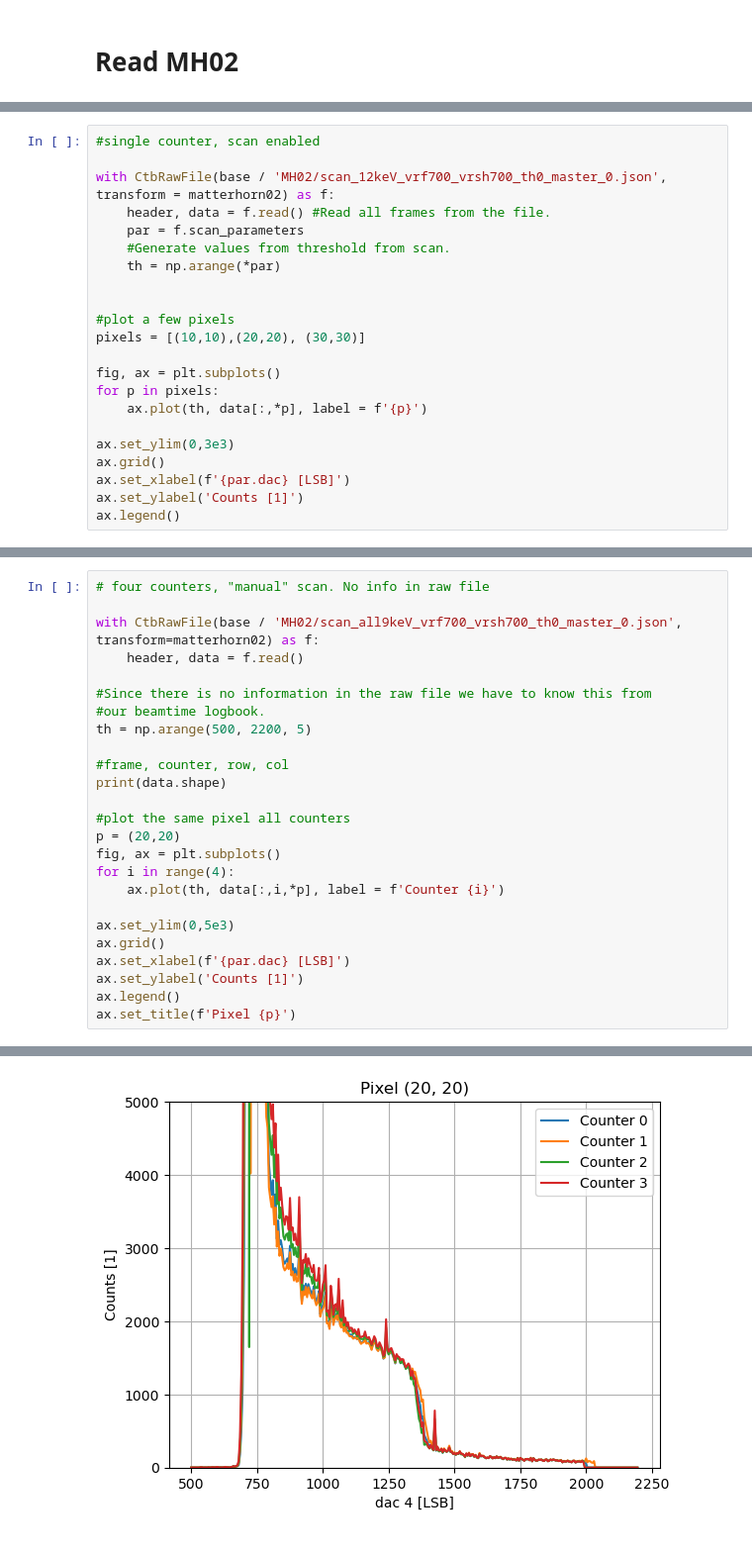
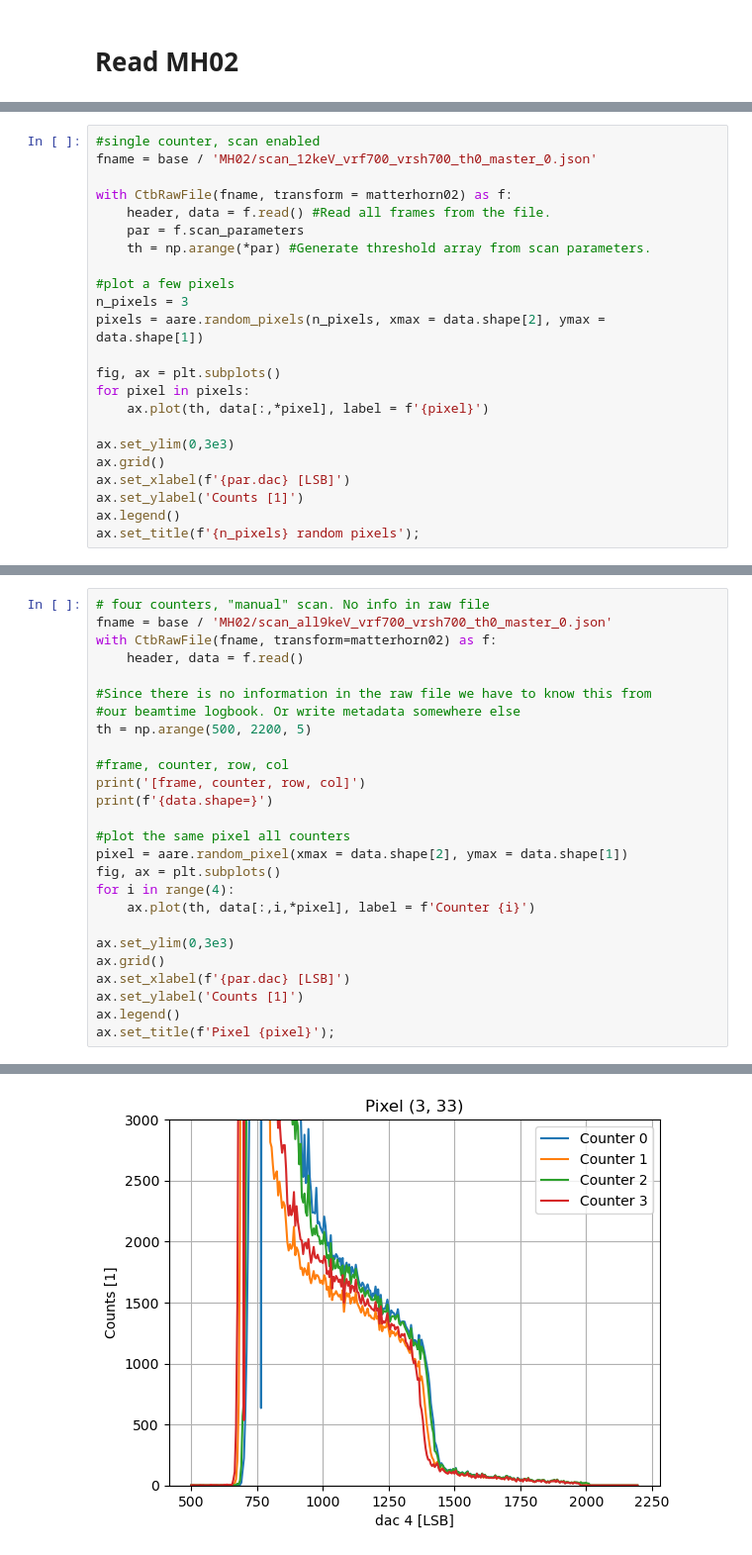
Before and after one commit to slsdetectorgroup/aare-notebooks, a Jupyter notebook: 03-read_matterhorn02.ipynb, the cells around one changed output, grey strips where cells are left out. Shown at 99% size. Drawn from its saved outputs; the diff is of its cells as text.

```diff
--- a/03-read_matterhorn02.ipynb
+++ b/03-read_matterhorn02.ipynb
@@ -32,23 +35,24 @@ Example run on: **2024-11-12 13:10** with aare: **dev**
 # %%
 #single counter, scan enabled
+fname = base / 'MH02/scan_12keV_vrf700_vrsh700_th0_master_0.json'
 
-with CtbRawFile(base / 'MH02/scan_12keV_vrf700_vrsh700_th0_master_0.json', transform = matterhorn02) as f:
+with CtbRawFile(fname, transform = matterhorn02) as f:
     header, data = f.read() #Read all frames from the file.
     par = f.scan_parameters
-    #Generate values from threshold from scan.
-    th = np.arange(*par)
-
+    th = np.arange(*par) #Generate threshold array from scan parameters.
 
 #plot a few pixels
-pixels = [(10,10),(20,20), (30,30)]
+n_pixels = 3
+pixels = aare.random_pixels(n_pixels, xmax = data.shape[2], ymax = data.shape[1])
 
 fig, ax = plt.subplots()
-for p in pixels:
-    ax.plot(th, data[:,*p], label = f'{p}')
+for pixel in pixels:
+    ax.plot(th, data[:,*pixel], label = f'{pixel}')
 
 ax.set_ylim(0,3e3)
 ax.grid()
 ax.set_xlabel(f'{par.dac} [LSB]')
 ax.set_ylabel('Counts [1]')
 ax.legend()
+ax.set_title(f'{n_pixels} random pixels');
 # %% [output]
@@ -57,26 +64,27 @@ ax.legend()
 # %%
 # four counters, "manual" scan. No info in raw file
-
-with CtbRawFile(base / 'MH02/scan_all9keV_vrf700_vrsh700_th0_master_0.json', transform=matterhorn02) as f:
+fname = base / 'MH02/scan_all9keV_vrf700_vrsh700_th0_master_0.json'
+with CtbRawFile(fname, transform=matterhorn02) as f:
     header, data = f.read()
 
 #Since there is no information in the raw file we have to know this from
-#our beamtime logbook.
+#our beamtime logbook. Or write metadata somewhere else
 th = np.arange(500, 2200, 5)
 
 #frame, counter, row, col
-print(data.shape)
+print('[frame, counter, row, col]')
+print(f'{data.shape=}')
 
 #plot the same pixel all counters
-p = (20,20)
+pixel = aare.random_pixel(xmax = data.shape[2], ymax = data.shape[1])
 fig, ax = plt.subplots()
 for i in range(4):
-    ax.plot(th, data[:,i,*p], label = f'Counter {i}')
+    ax.plot(th, data[:,i,*pixel], label = f'Counter {i}')
 
-ax.set_ylim(0,5e3)
+ax.set_ylim(0,3e3)
 ax.grid()
 ax.set_xlabel(f'{par.dac} [LSB]')
 ax.set_ylabel('Counts [1]')
 ax.legend()
-ax.set_title(f'Pixel {p}')
+ax.set_title(f'Pixel {pixel}');
 # %% [output]
@@ -85 +93 @@ Text(0.5, 1.0, 'Pixel (20, 20)')
-[figure, old version]
+[figure, new version]
```
Also changed, not shown: parts of 5 cells of this notebook, 4 other files.
